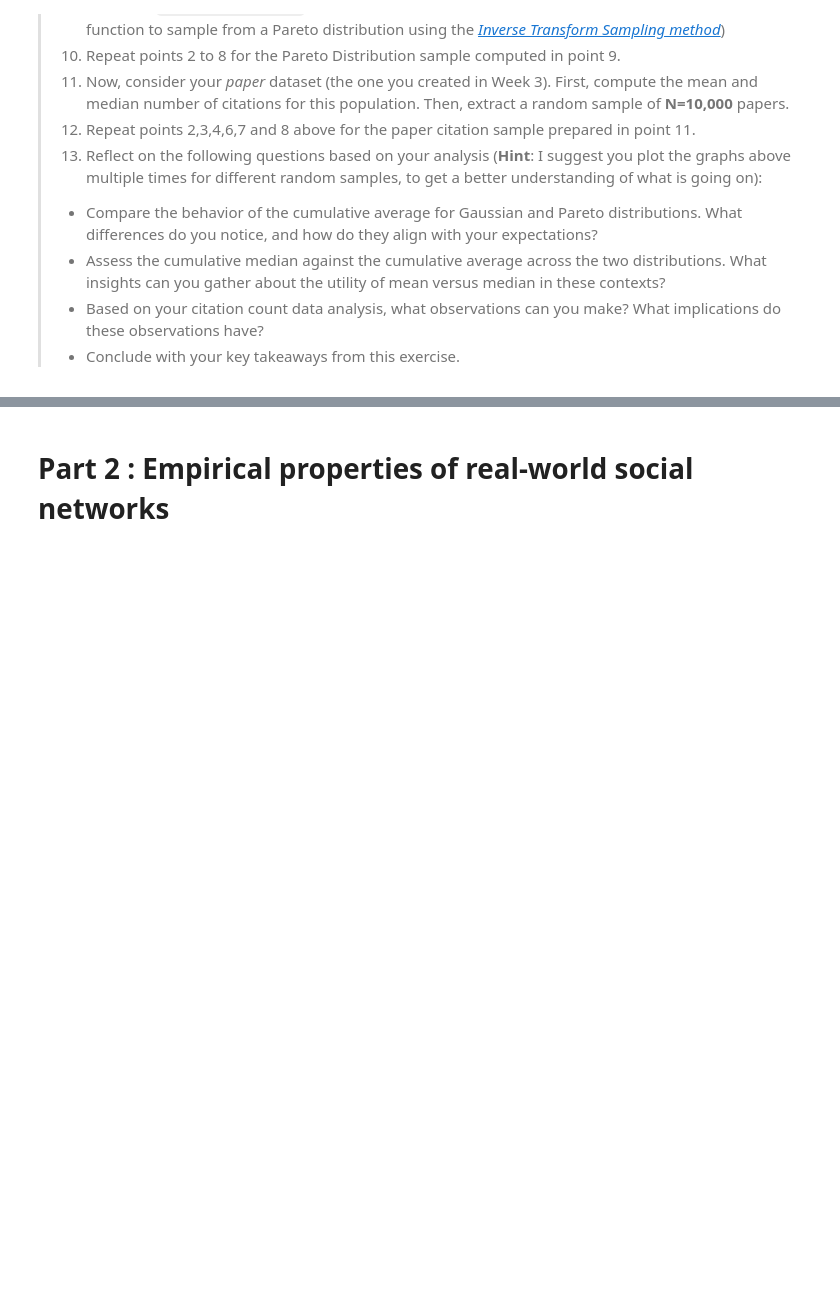
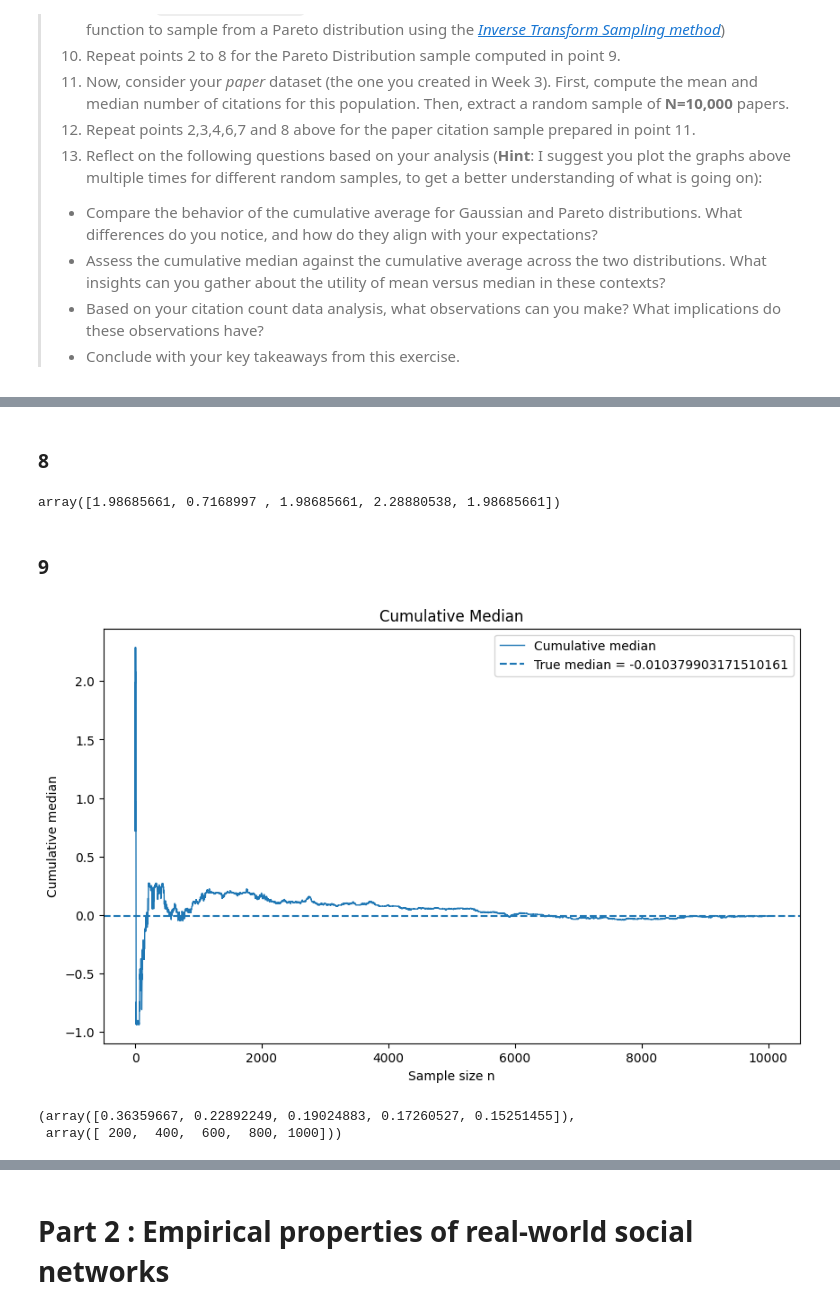
Before and after one commit to Mikel-Yu/comsocsci2026_private, a Jupyter notebook: lectures/Week5.ipynb, the cells around one changed output, grey strips where cells are left out. Saved outputs shown, nothing was run; the diff lists cells and outputs as text; code cells hidden in the pictures; blank space fills up the shorter version.

```diff
--- a/lectures/Week5.ipynb
+++ b/lectures/Week5.ipynb
@@ -65,0 +177,48 @@ However, this principle can fail with heavy-tailed distributions where the expec
+# %% [markdown]
+### 8
+# %%
+cum_median = np.empty(N)
+
+for i in range(1, N + 1):
+    cum_median[i-1] = np.median(X[:i])
+
+cum_median[:5]
+# %% [output]
+array([1.98685661, 0.7168997 , 1.98685661, 2.28880538, 1.98685661])
+# %% [markdown]
+### 9
+# %%
+n = np.arange(1, N + 1)
+
+plt.figure(figsize=(10, 6))
+
+plt.plot(n, cum_median, linewidth=1, label="Cumulative median")
+plt.axhline(np.median(X), linestyle="--", linewidth=1.5, label=f"True median = {np.median(X)}")
+
+plt.title("Cumulative Median")
+plt.xlabel("Sample size n")
+plt.ylabel("Cumulative median")
+plt.legend()
+plt.show()
+# %% [output]
+[figure, added]
+# %%
+rng = np.random.default_rng(0)
+
+B = 300          # bootstrap resamples per n (increase for smoother estimates)
+step = 200       # compute errorbars every 200 points
+idx = np.arange(step, N + 1, step)  # n-values where we estimate SE
+
+se_median = np.empty(len(idx))
+
+for j, m in enumerate(idx):
+    sample = X[:m]
+    # bootstrap medians
+    boots = rng.choice(sample, size=(B, m), replace=True)
+    boot_meds = np.median(boots, axis=1)
+    se_median[j] = np.std(boot_meds, ddof=1)
+
+se_median[:5], idx[:5]
+# %% [output]
+(array([0.36359667, 0.22892249, 0.19024883, 0.17260527, 0.15251455]),
+ array([ 200,  400,  600,  800, 1000]))
```
Also changed, not shown: parts of 34 cells of this notebook.
